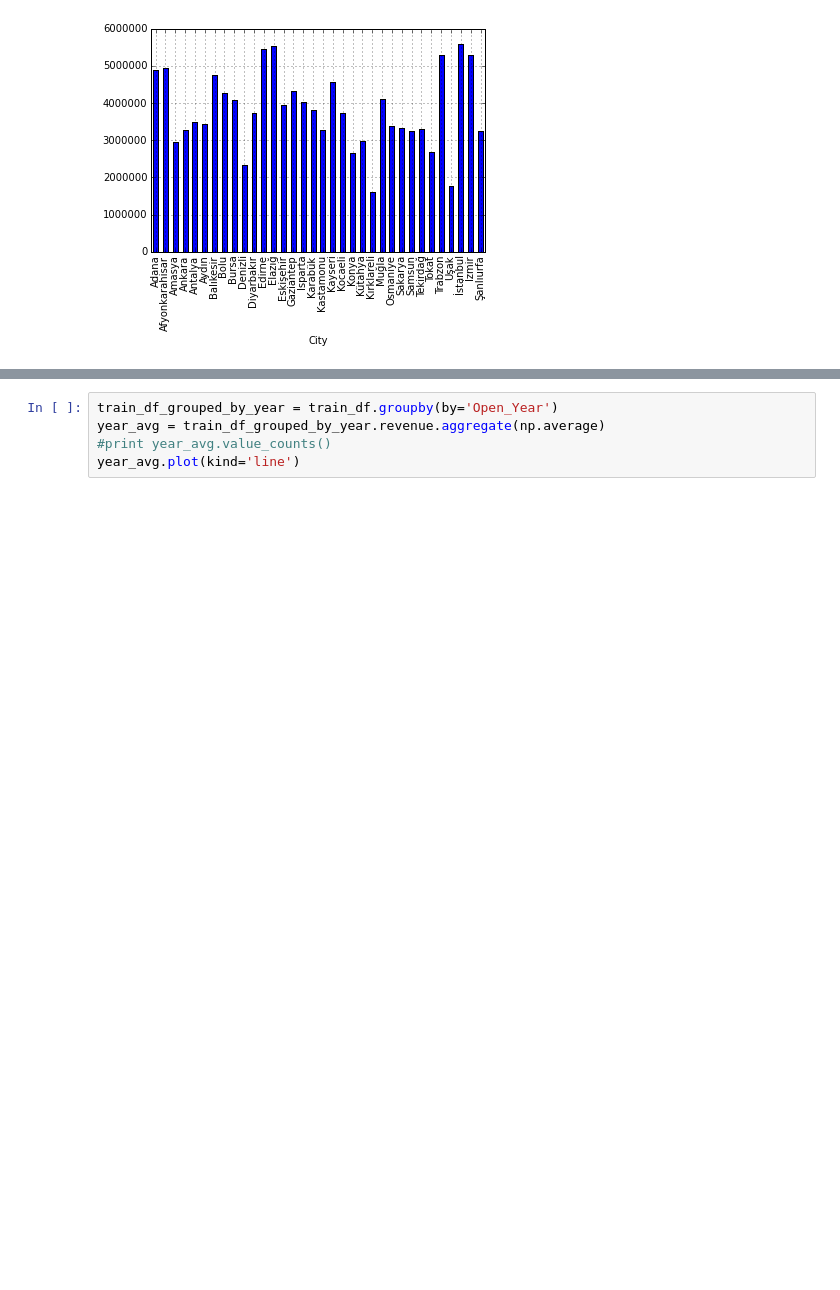
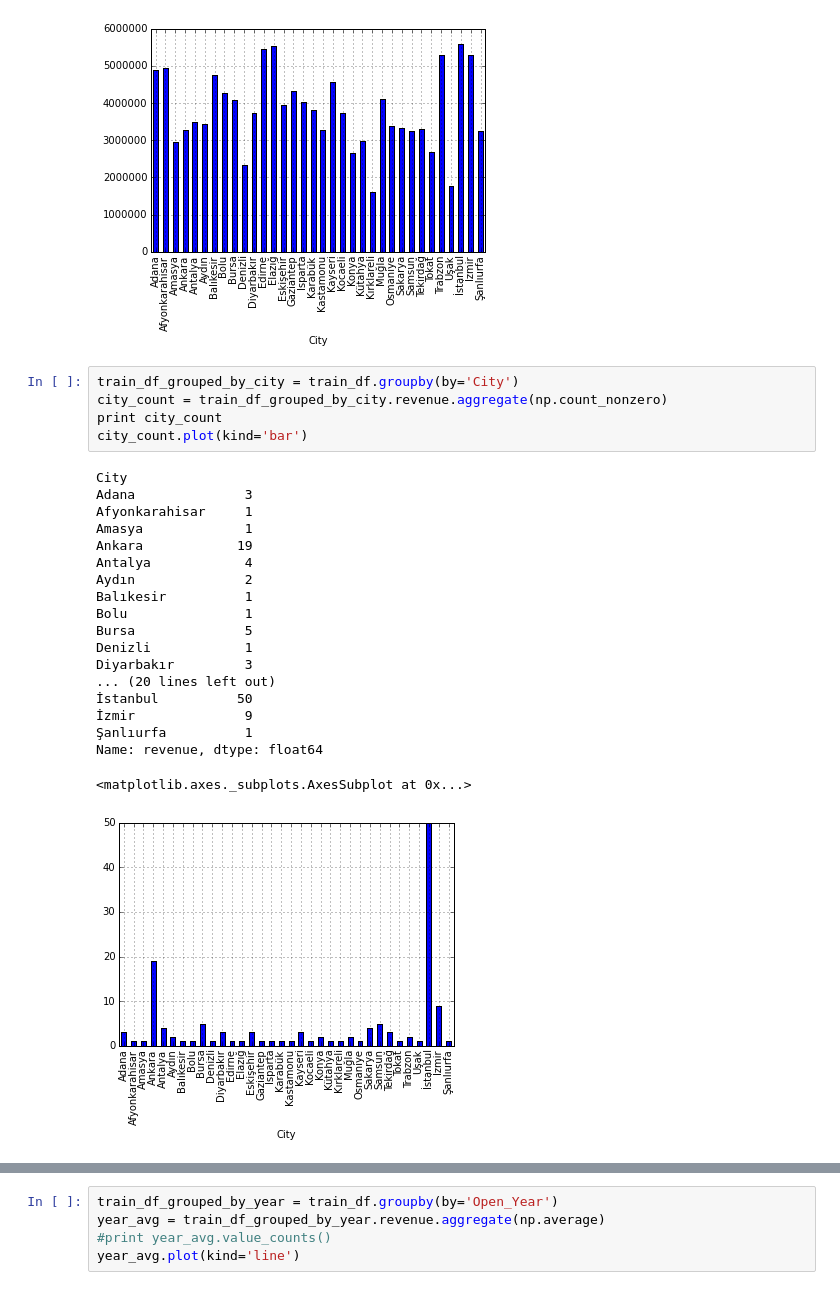
Before and after one commit to Cat-n-Dog/follow-m, a Jupyter notebook: Restaurant.ipynb, the cells around one changed output, grey strips where cells are left out. Drawn from its saved outputs; the diff is of its cells as text; blank space fills up the shorter version.

Commit message:
Explore the city

```diff
--- a/Restaurant.ipynb
+++ b/Restaurant.ipynb
@@ -108,6 +108,31 @@ city_avg.plot(kind='bar')
 # %% [output]
 <matplotlib.axes._subplots.AxesSubplot at 0x...>
 [figure]
+# %%
+train_df_grouped_by_city = train_df.groupby(by='City')
+city_count = train_df_grouped_by_city.revenue.aggregate(np.count_nonzero)
+print city_count
+city_count.plot(kind='bar')
+# %% [output]
+City
+Adana              3
+Afyonkarahisar     1
+Amasya             1
+Ankara            19
+Antalya            4
+Aydın              2
+Balıkesir          1
+Bolu               1
+Bursa              5
+Denizli            1
+Diyarbakır         3
+... (20 lines left out)
+İstanbul          50
+İzmir              9
+Şanlıurfa          1
+Name: revenue, dtype: float64
+<matplotlib.axes._subplots.AxesSubplot at 0x...>
+[figure, added]
 # %%
 train_df_grouped_by_city_group = train_df.groupby(by='City Group')
 city_group_avg = train_df_grouped_by_city_group.revenue.aggregate(np.average)
```
Also changed, not shown: parts of 1 cell of this notebook.
